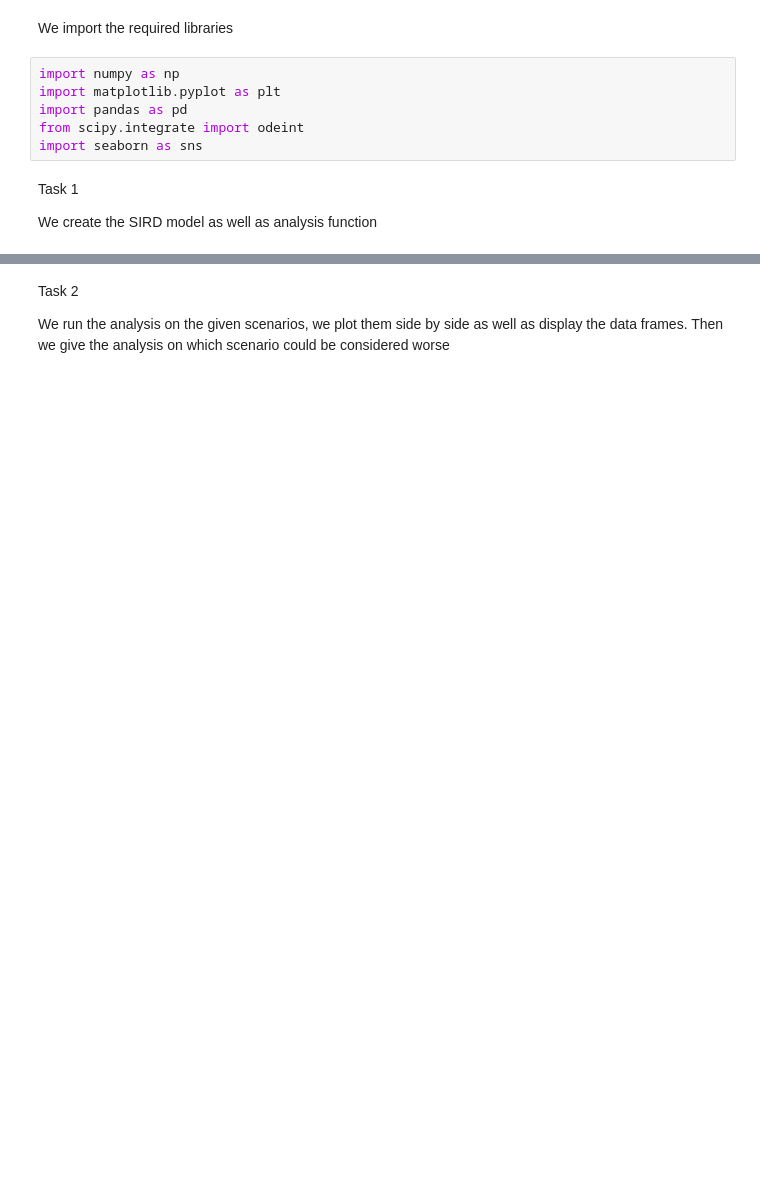
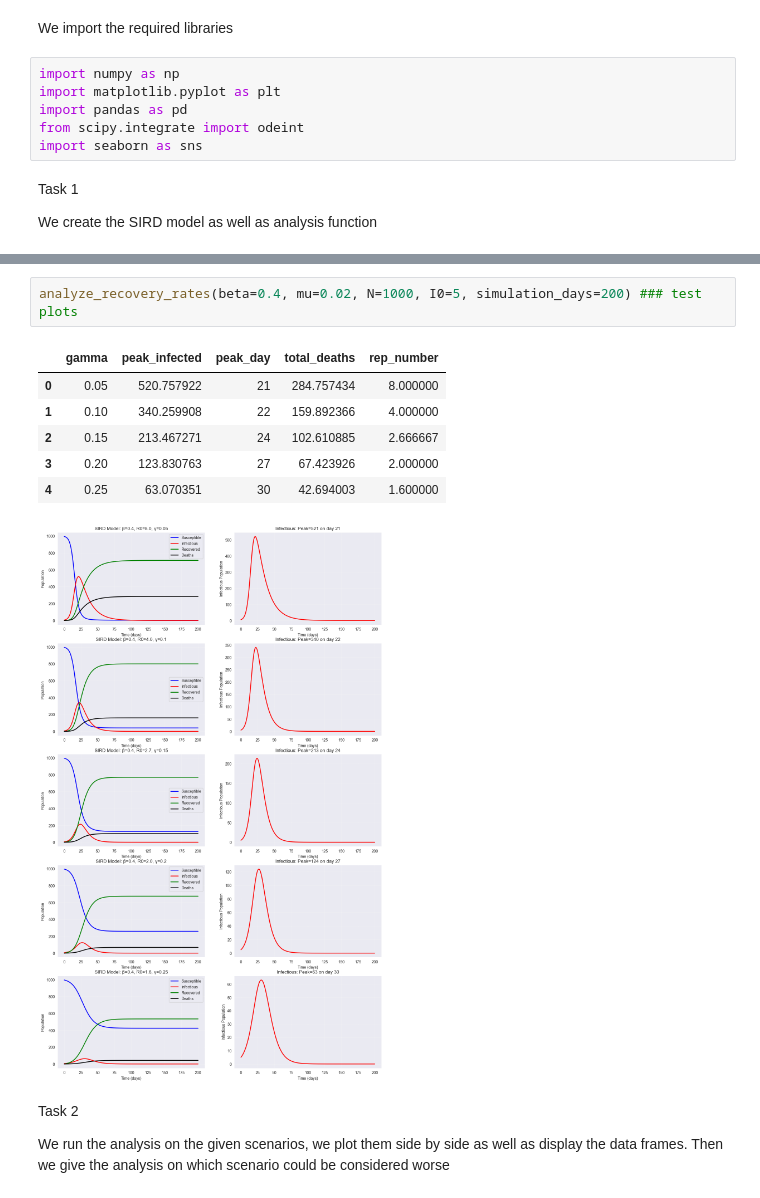
Before and after one commit to LiliBodnar/Multi-scale-Modeling-of-Biological-Systems, a Jupyter notebook: Assignment_2/ Assignment 2 - Epidemiological models.ipynb, the cells around one changed output, grey strips where cells are left out. Saved outputs shown, nothing was run; the diff lists cells and outputs as text; blank space fills up the shorter version.

```diff
--- a/Assignment_2/ Assignment 2 - Epidemiological models.ipynb
+++ b/Assignment_2/ Assignment 2 - Epidemiological models.ipynb
@@ -79,6 +114,16 @@ def analyze_recovery_rates(beta, mu, N, I0, simulation_days):
     df_data.append(df)
     plot_data.append(tSIRD)
     return df
+# %%
+analyze_recovery_rates(beta=0.4, mu=0.02, N=1000, I0=5, simulation_days=200) ### test plots
+# %% [output]
+|  | gamma | peak_infected | peak_day | total_deaths | rep_number |
+| 0 | 0.05 | 520.757922 | 21 | 284.757434 | 8.000000 |
+| 1 | 0.10 | 340.259908 | 22 | 159.892366 | 4.000000 |
+| 2 | 0.15 | 213.467271 | 24 | 102.610885 | 2.666667 |
+| 3 | 0.20 | 123.830763 | 27 | 67.423926 | 2.000000 |
+| 4 | 0.25 | 63.070351 | 30 | 42.694003 | 1.600000 |
+[figure, added]
 # %% [markdown]
 Task 2
 
```
Also changed, not shown: parts of 5 cells of this notebook, 1 other file.
